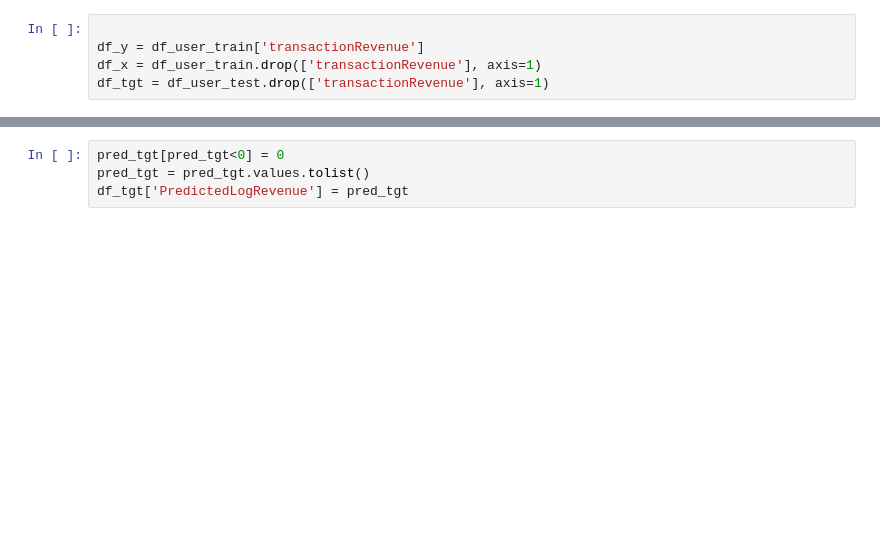
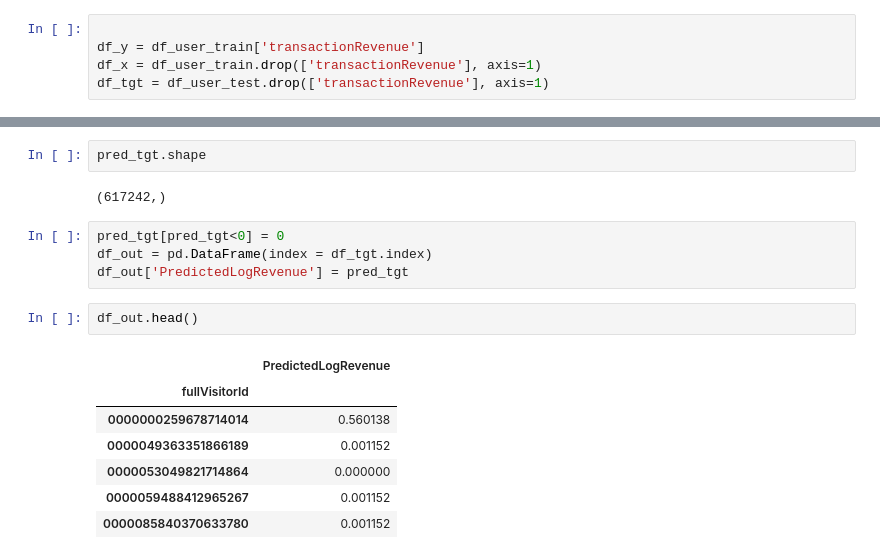
Before and after one commit to kyokicchi/ggl_an_codes, a Jupyter notebook: ggl_analytics.ipynb, the cells around one changed output, grey strips where cells are left out. Cells and saved outputs as stored; diff of their text form; blank space fills up the shorter version.

```diff
--- a/ggl_analytics.ipynb
+++ b/ggl_analytics.ipynb
@@ -558,4 +572,18 @@ print(rmse)
+# %%
+pred_tgt.shape
+# %% [output]
+(617242,)
 # %%
 pred_tgt[pred_tgt<0] = 0
-pred_tgt = pred_tgt.values.tolist()
-df_tgt['PredictedLogRevenue'] = pred_tgt
+df_out = pd.DataFrame(index = df_tgt.index)
+df_out['PredictedLogRevenue'] = pred_tgt
+# %%
+df_out.head()
+# %% [output]
+|  | PredictedLogRevenue |
+| fullVisitorId |  |
+| 0000000259678714014 | 0.560138 |
+| 0000049363351866189 | 0.001152 |
+| 0000053049821714864 | 0.000000 |
+| 0000059488412965267 | 0.001152 |
+| 0000085840370633780 | 0.001152 |
```
Also changed, not shown: parts of 10 cells of this notebook.
